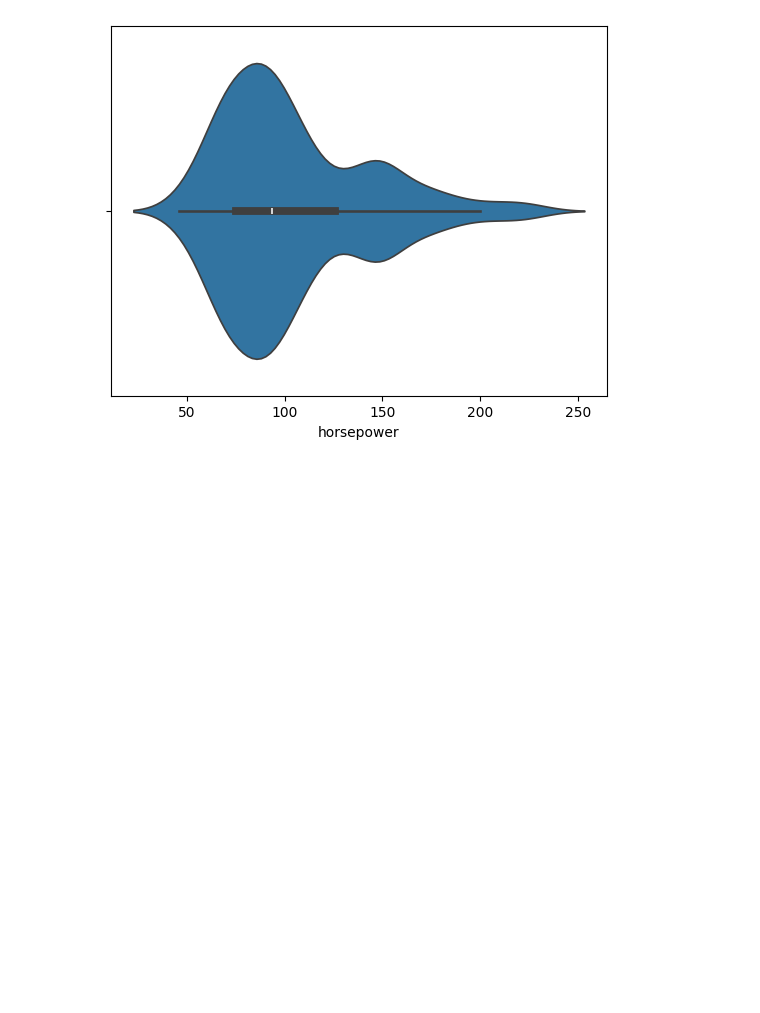
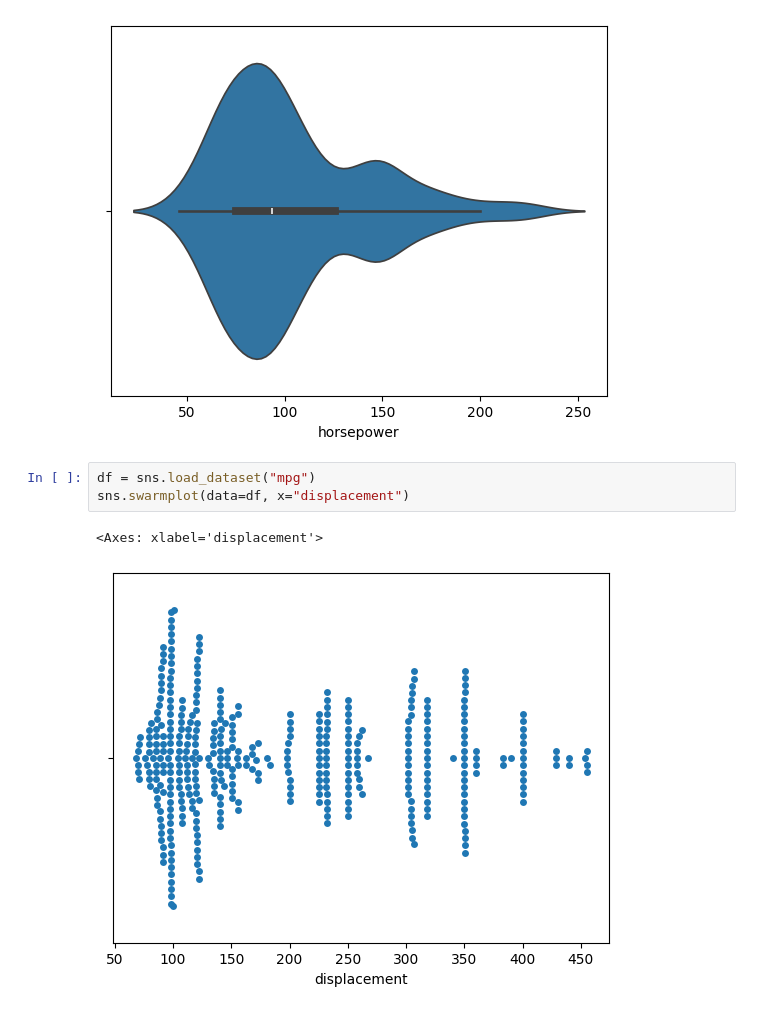
Before and after one commit to Kiyojute/Plotting, a Jupyter notebook: Week 4 Plotting.ipynb, the cells around one changed output. Saved outputs shown, nothing was run; the diff lists cells and outputs as text; blank space fills up the shorter version.

Commit message:
added sns.swarmplot and scatter in pandas

```diff
--- a/Week 4 Plotting.ipynb
+++ b/Week 4 Plotting.ipynb
@@ -31,3 +31,9 @@ sns.violinplot(x=df['horsepower'])
 # %% [output]
 <Axes: xlabel='horsepower'>
 [figure]
+# %%
+df = sns.load_dataset("mpg")
+sns.swarmplot(data=df, x="displacement")
+# %% [output]
+<Axes: xlabel='displacement'>
+[figure, added]
```
Also changed, not shown: parts of 2 cells of this notebook.
